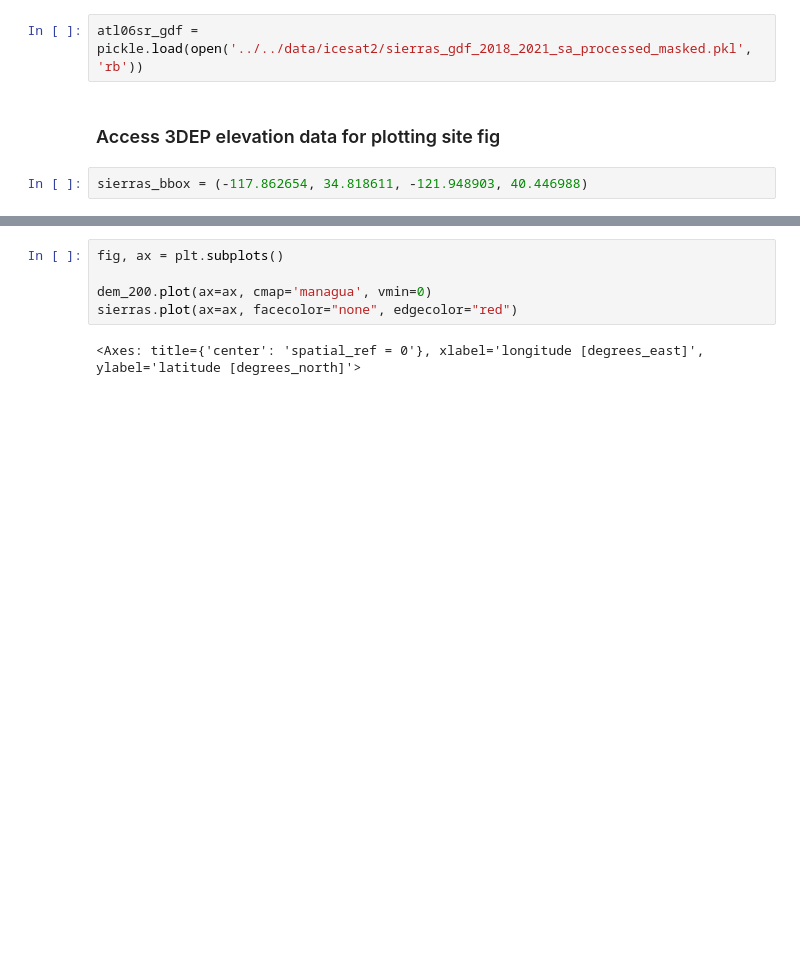
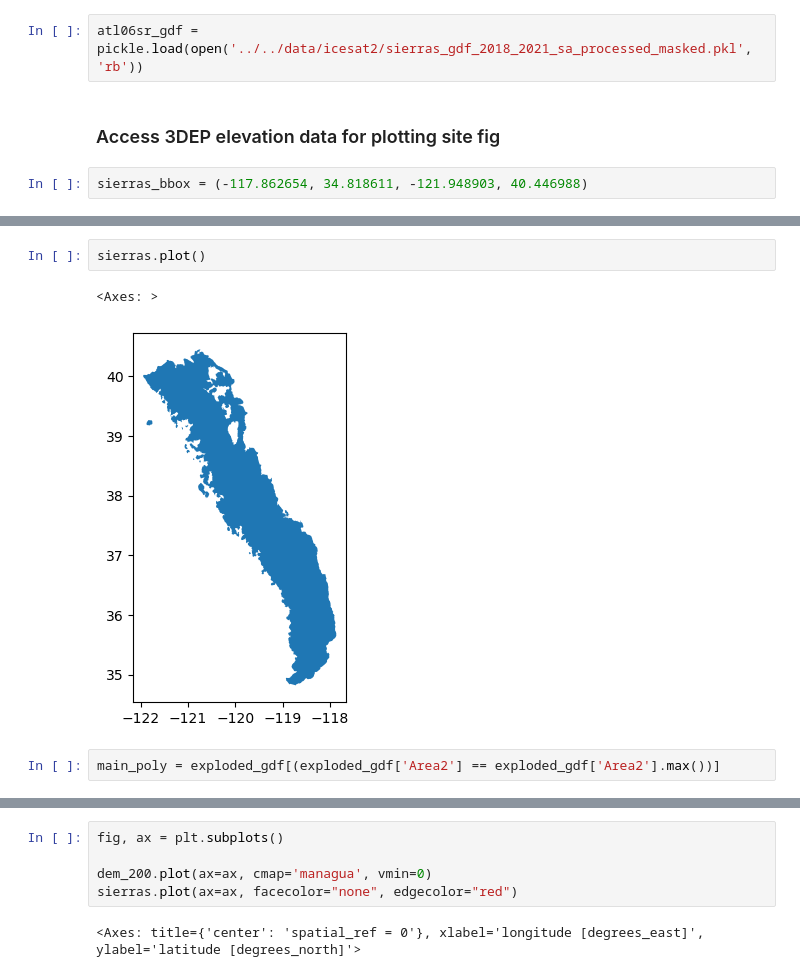
Before and after one commit to bessoh2/analog_snowmapping, a Jupyter notebook: notebooks/figure_making/site_fig.ipynb, the cells around one changed output, grey strips where cells are left out. Saved outputs shown, nothing was run; the diff lists cells and outputs as text; blank space fills up the shorter version.

```diff
--- a/notebooks/figure_making/site_fig.ipynb
+++ b/notebooks/figure_making/site_fig.ipynb
@@ -18,0 +47,7 @@ sierras_bbox = (-117.862654, 34.818611, -121.948903, 40.446988)
+# %%
+sierras.plot()
+# %% [output]
+<Axes: >
+[figure, added]
+# %%
+main_poly = exploded_gdf[(exploded_gdf['Area2'] == exploded_gdf['Area2'].max())]
```
Also changed, not shown: parts of 14 cells of this notebook, 8 other files.
